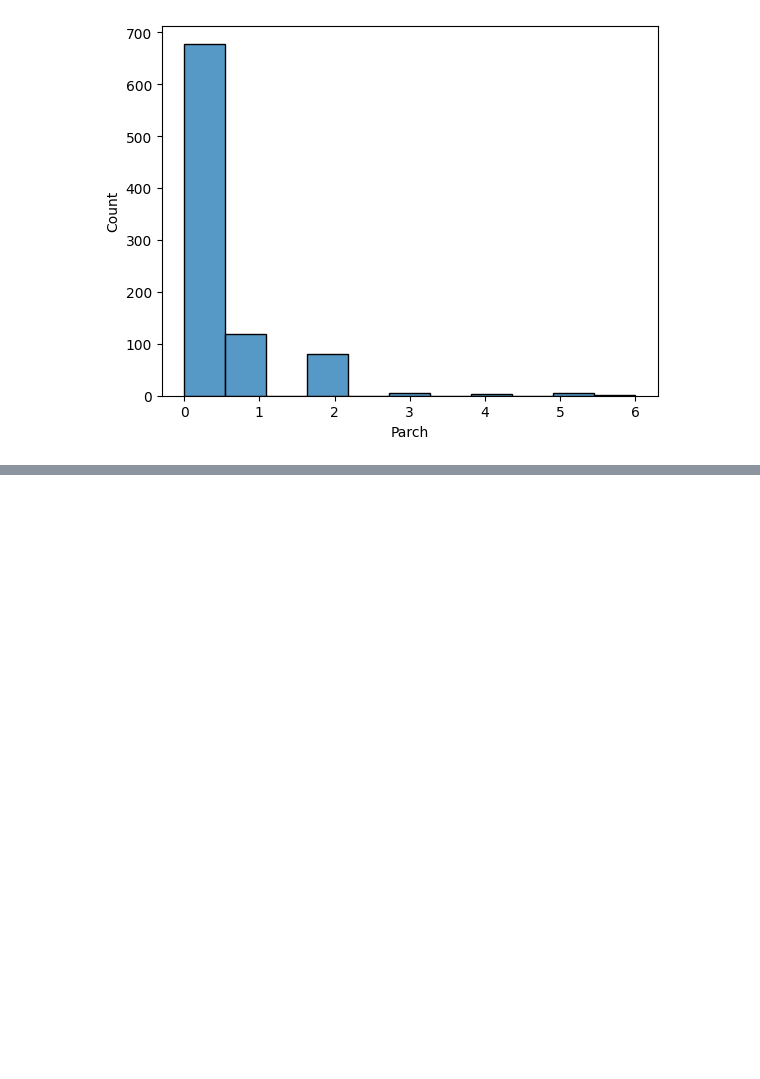
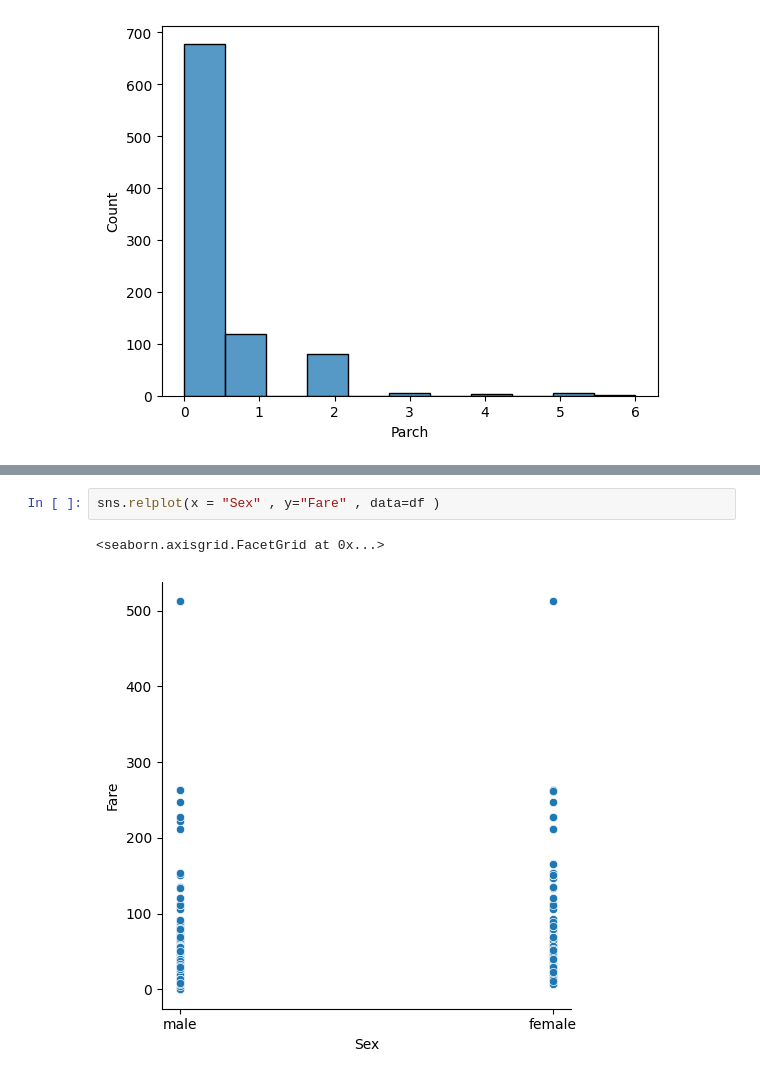
Before and after one commit to owaisnadeem18/Continuing_AI_Course_Saylani, a Jupyter notebook: August Monthly Test Preparation EDA and Linear + Logistic Regression/Lecture_14_Data_Visualization_HTS_Irfan_Malik.ipynb, the cells around one changed output, grey strips where cells are left out. Saved outputs shown, nothing was run; the diff lists cells and outputs as text; blank space fills up the shorter version.

```diff
--- a/August Monthly Test Preparation EDA and Linear + Logistic Regression/Lecture_14_Data_Visualization_HTS_Irfan_Malik.ipynb
+++ b/August Monthly Test Preparation EDA and Linear + Logistic Regression/Lecture_14_Data_Visualization_HTS_Irfan_Malik.ipynb
@@ -45,0 +56,5 @@ df["Parch"].max()
+# %%
+sns.relplot(x = "Sex" , y="Fare" , data=df )
+# %% [output]
+<seaborn.axisgrid.FacetGrid at 0x...>
+[figure, added]
```
Also changed, not shown: parts of 2 cells of this notebook.
